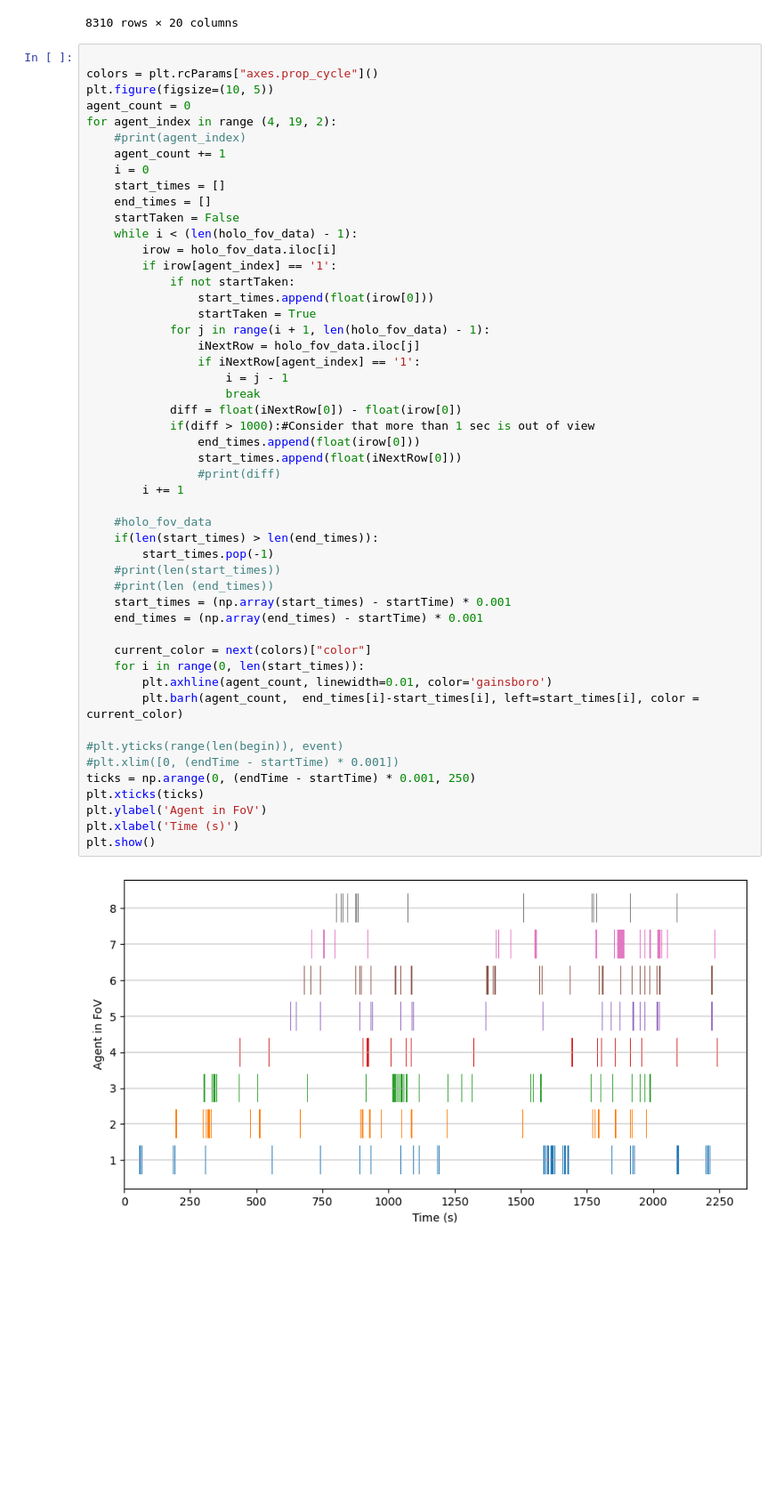
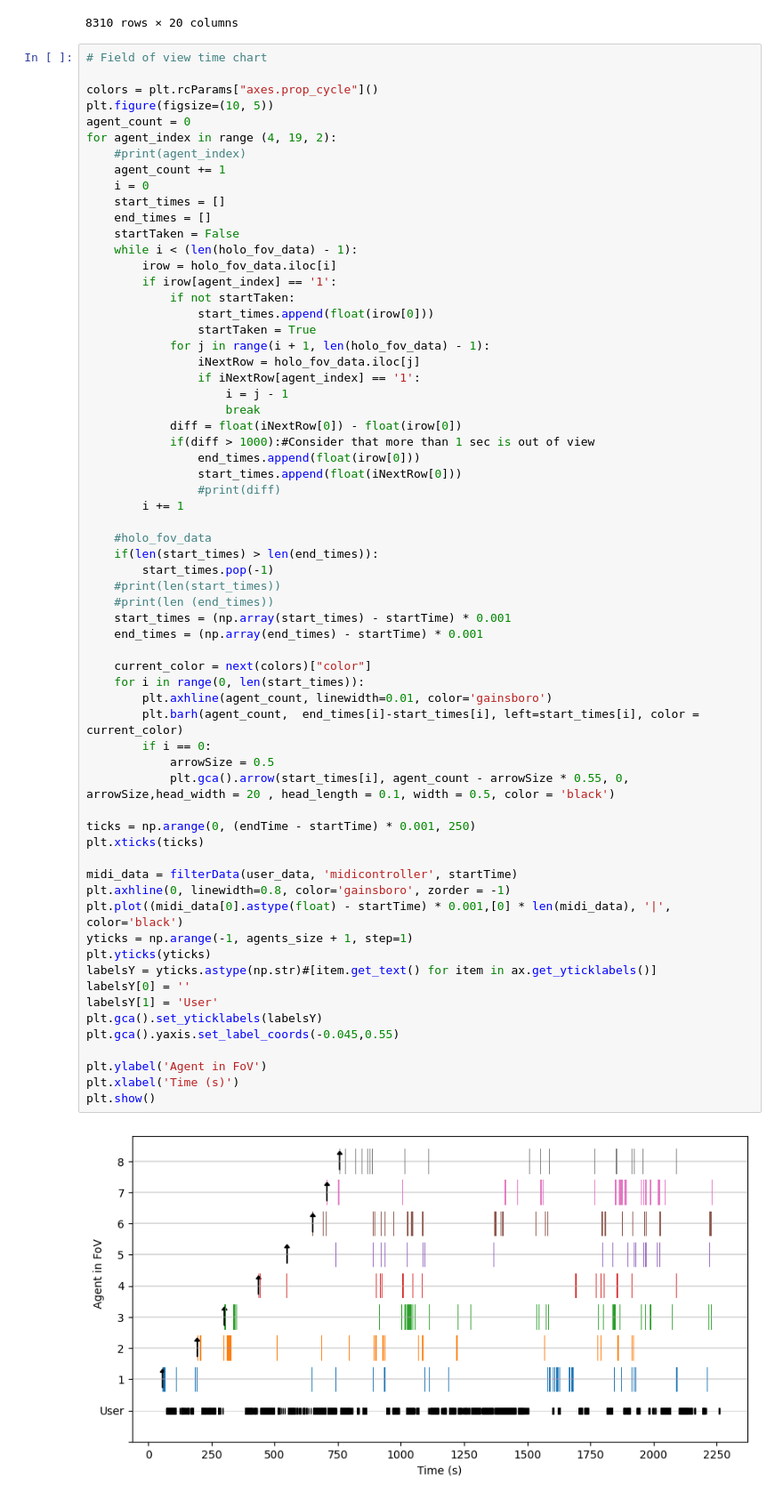
Before and after one commit to pedro-lucas-bravo/master_thesis_data_analysis, a Jupyter notebook: 7-users.ipynb, the cells around one changed output. Shown at 89% size. Cells and saved outputs as stored; diff of their text form; blank space fills up the shorter version.

Commit message:
Implement chart for agent locked and include user usage of midi controller

```diff
--- a/7-users.ipynb
+++ b/7-users.ipynb
@@ -222,6 +223,7 @@ holo_fov_data
 | 190503 | 6713535.718 | holo | /fovagents | 0 | 0 | 1 | 0 | 2 | 0 | 3 | 0 | ... |
 8310 rows × 20 columns
 # %%
+# Field of view time chart
 
 colors = plt.rcParams["axes.prop_cycle"]()
 plt.figure(figsize=(10, 5))
@@ -243,33 +245,46 @@ for agent_index in range (4, 19, 2):
                 iNextRow = holo_fov_data.iloc[j]
                 if iNextRow[agent_index] == '1':
                     i = j - 1
                     break
             diff = float(iNextRow[0]) - float(irow[0])
             if(diff > 1000):#Consider that more than 1 sec is out of view
                 end_times.append(float(irow[0]))
                 start_times.append(float(iNextRow[0]))
                 #print(diff)
         i += 1
 
     #holo_fov_data
     if(len(start_times) > len(end_times)):
         start_times.pop(-1)
     #print(len(start_times))
     #print(len (end_times))
     start_times = (np.array(start_times) - startTime) * 0.001
     end_times = (np.array(end_times) - startTime) * 0.001
 
     current_color = next(colors)["color"]
     for i in range(0, len(start_times)):
         plt.axhline(agent_count, linewidth=0.01, color='gainsboro')
         plt.barh(agent_count,  end_times[i]-start_times[i], left=start_times[i], color = current_color)
+        if i == 0:
+            arrowSize = 0.5
+            plt.gca().arrow(start_times[i], agent_count - arrowSize * 0.55, 0, arrowSize,head_width = 20 , head_length = 0.1, width = 0.5, color = 'black')
 
-#plt.yticks(range(len(begin)), event)
-#plt.xlim([0, (endTime - startTime) * 0.001])
 ticks = np.arange(0, (endTime - startTime) * 0.001, 250)
 plt.xticks(ticks)
+
+midi_data = filterData(user_data, 'midicontroller', startTime)
+plt.axhline(0, linewidth=0.8, color='gainsboro', zorder = -1)
+plt.plot((midi_data[0].astype(float) - startTime) * 0.001,[0] * len(midi_data), '|', color='black')
+yticks = np.arange(-1, agents_size + 1, step=1)
+plt.yticks(yticks)
+labelsY = yticks.astype(np.str)#[item.get_text() for item in ax.get_yticklabels()]
+labelsY[0] = ''
+labelsY[1] = 'User'
+plt.gca().set_yticklabels(labelsY)
+plt.gca().yaxis.set_label_coords(-0.045,0.55)
+
 plt.ylabel('Agent in FoV')
 plt.xlabel('Time (s)')
 plt.show()
 # %% [output]
-[figure, old version]
+[figure, new version]
```
Also changed, not shown: parts of 4 cells of this notebook.
